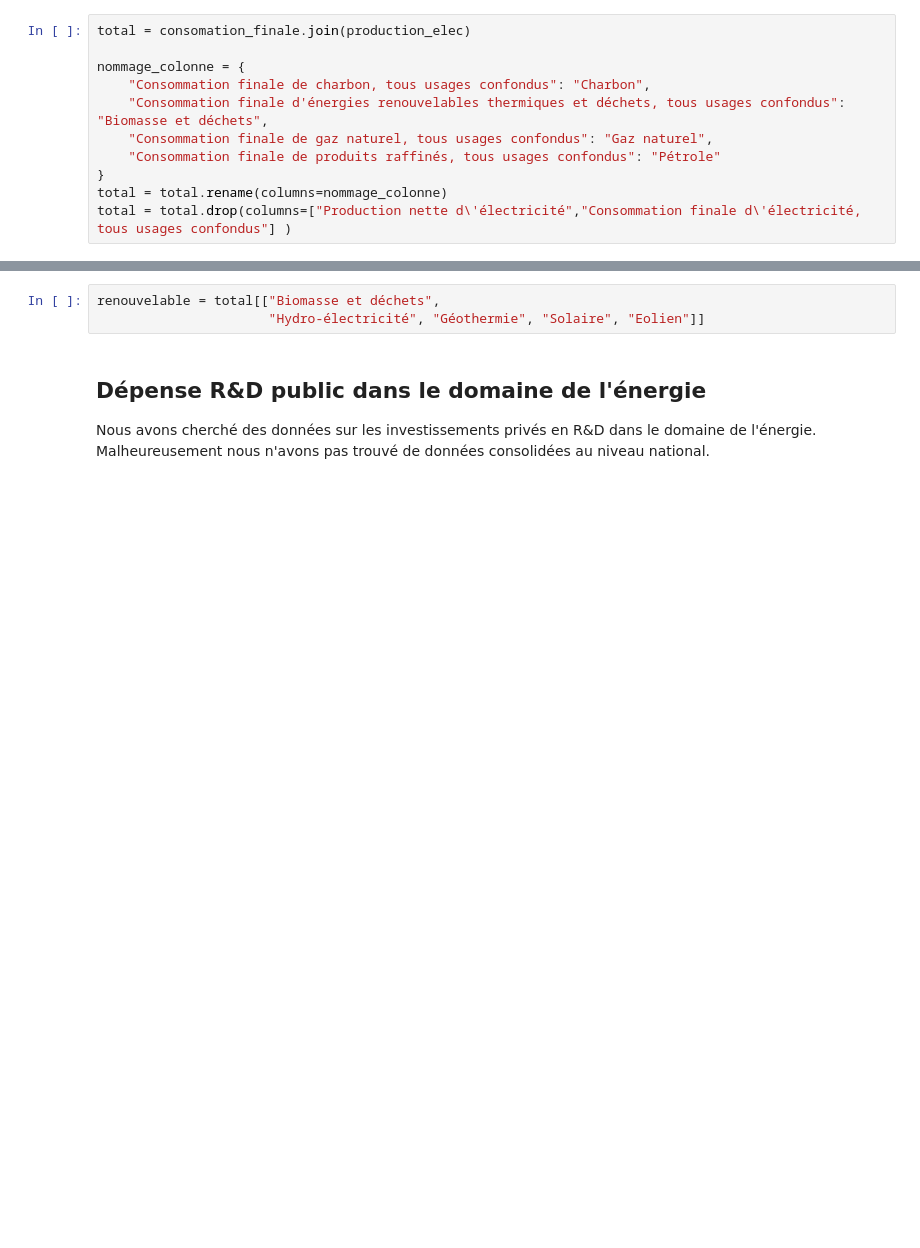
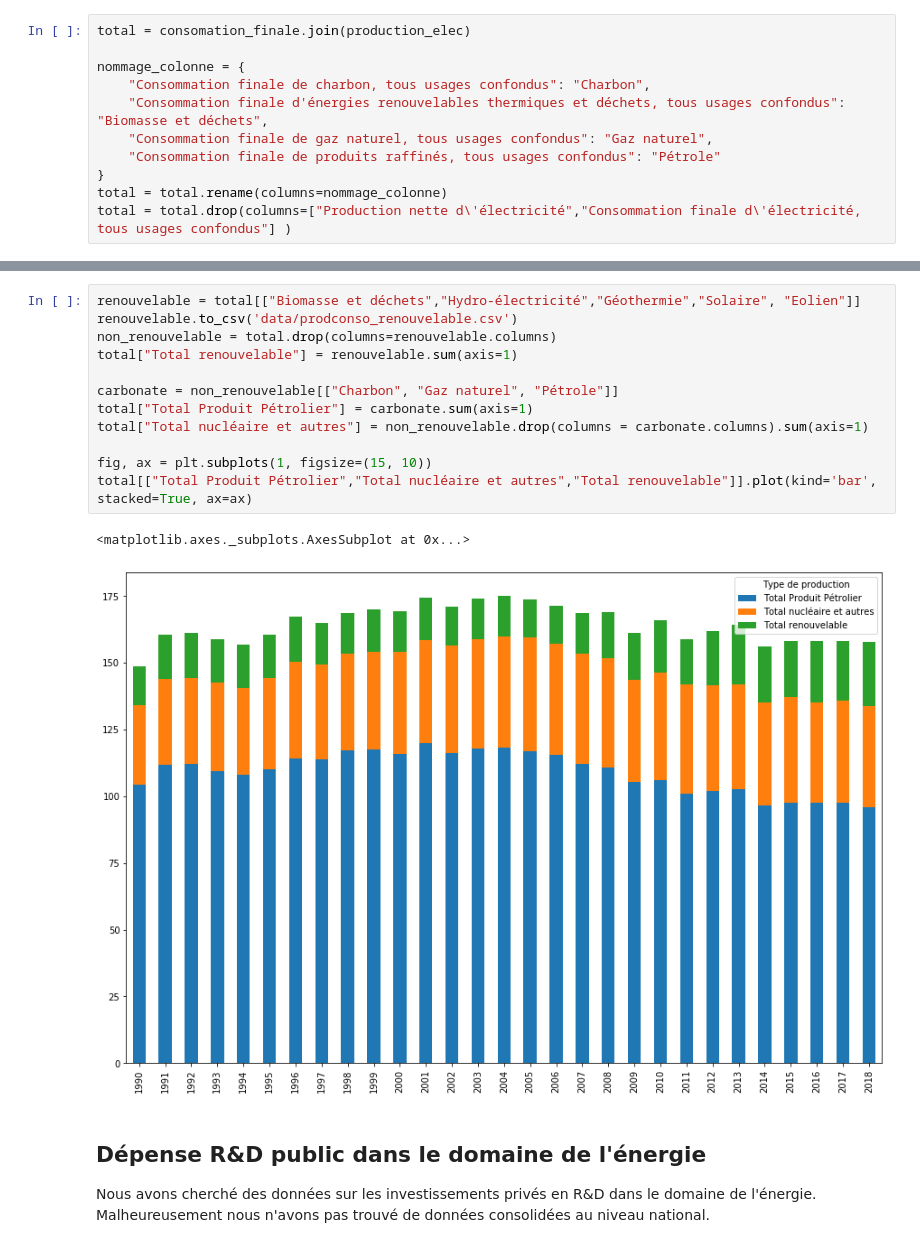
Before and after one commit to ms2020bgd/Thomas_Mensch, a Jupyter notebook: INFMDI721/hackathon/hackathon_Energie.ipynb, the cells around one changed output, grey strips where cells are left out. Saved outputs shown, nothing was run; the diff lists cells and outputs as text; blank space fills up the shorter version.

```diff
--- a/INFMDI721/hackathon/hackathon_Energie.ipynb
+++ b/INFMDI721/hackathon/hackathon_Energie.ipynb
@@ -165,6 +189,18 @@ plt.show()
-# %%
-renouvelable = total[["Biomasse et déchets",
-                      "Hydro-électricité", "Géothermie", "Solaire", "Eolien"]]
+# %%
+renouvelable = total[["Biomasse et déchets","Hydro-électricité","Géothermie","Solaire", "Eolien"]]
+renouvelable.to_csv('data/prodconso_renouvelable.csv')
+non_renouvelable = total.drop(columns=renouvelable.columns)
+total["Total renouvelable"] = renouvelable.sum(axis=1)
+
+carbonate = non_renouvelable[["Charbon", "Gaz naturel", "Pétrole"]]
+total["Total Produit Pétrolier"] = carbonate.sum(axis=1)
+total["Total nucléaire et autres"] = non_renouvelable.drop(columns = carbonate.columns).sum(axis=1)
+
+fig, ax = plt.subplots(1, figsize=(15, 10))
+total[["Total Produit Pétrolier","Total nucléaire et autres","Total renouvelable"]].plot(kind='bar', stacked=True, ax=ax)
+# %% [output]
+<matplotlib.axes._subplots.AxesSubplot at 0x...>
+[figure, added]
 # %% [markdown]
 ## Dépense R&D public dans le domaine de l'énergie
 
```
Also changed, not shown: parts of 12 cells of this notebook, 1 other file.
